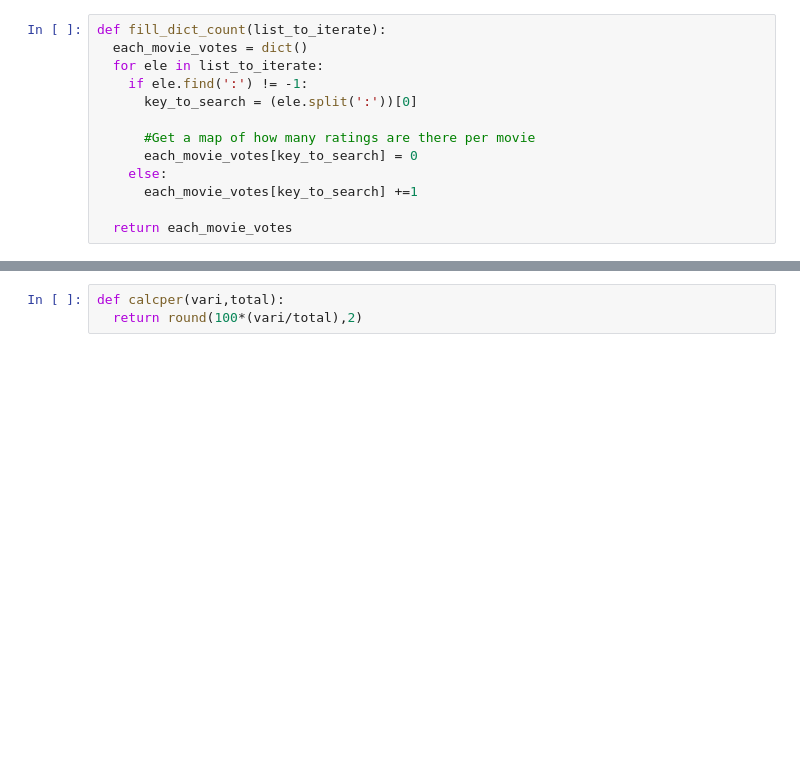
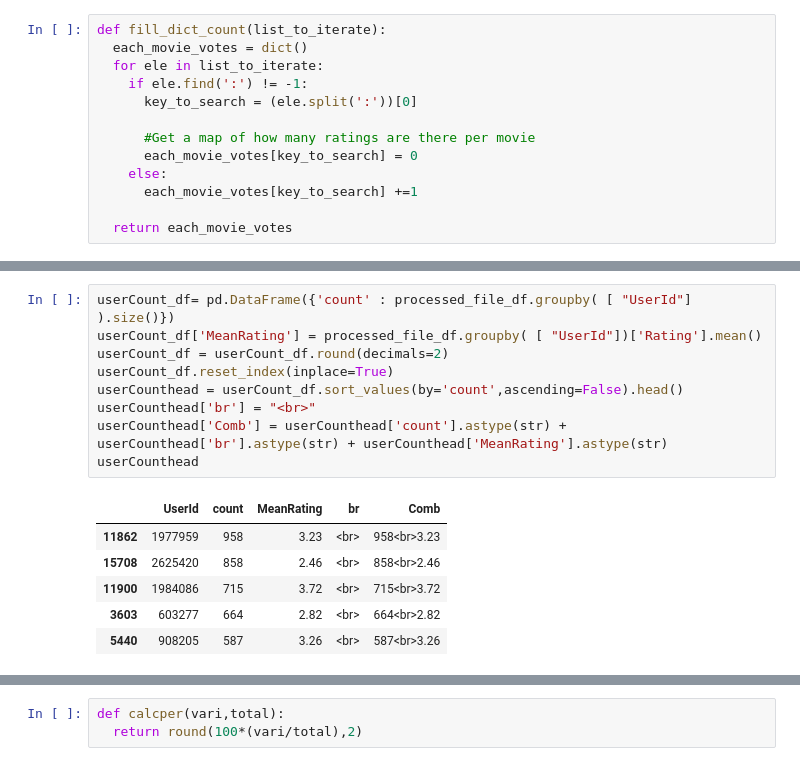
Before and after one commit to ShriPunta/Netflix-Graph-Dataset-Project, a Jupyter notebook: ExtractingInsights.ipynb, the cells around one changed output, grey strips where cells are left out. Drawn from its saved outputs; the diff is of its cells as text; blank space fills up the shorter version.

```diff
--- a/ExtractingInsights.ipynb
+++ b/ExtractingInsights.ipynb
@@ -164,0 +180,16 @@ infor_df['MeanRating'] = processed_file_df.groupby( [ "MovieId"])['Rating'].mean
+# %%
+userCount_df= pd.DataFrame({'count' : processed_file_df.groupby( [ "UserId"] ).size()})
+userCount_df['MeanRating'] = processed_file_df.groupby( [ "UserId"])['Rating'].mean()
+userCount_df = userCount_df.round(decimals=2)
+userCount_df.reset_index(inplace=True)
+userCounthead = userCount_df.sort_values(by='count',ascending=False).head()
+userCounthead['br'] = "<br>"
+userCounthead['Comb'] = userCounthead['count'].astype(str) + userCounthead['br'].astype(str) + userCounthead['MeanRating'].astype(str)
+userCounthead
+# %% [output]
+|  | UserId | count | MeanRating | br | Comb |
+| 11862 | 1977959 | 958 | 3.23 | <br> | 958<br>3.23 |
+| 15708 | 2625420 | 858 | 2.46 | <br> | 858<br>2.46 |
+| 11900 | 1984086 | 715 | 3.72 | <br> | 715<br>3.72 |
+| 3603 | 603277 | 664 | 2.82 | <br> | 664<br>2.82 |
+| 5440 | 908205 | 587 | 3.26 | <br> | 587<br>3.26 |
```
Also changed, not shown: parts of 17 cells of this notebook.
